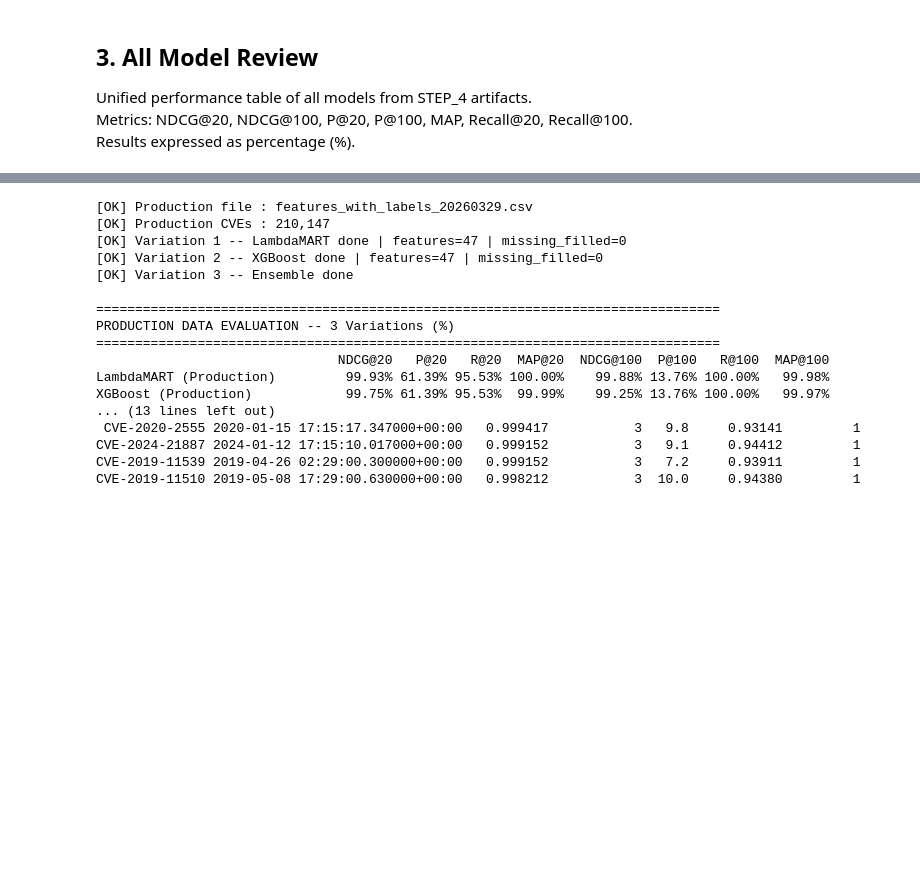
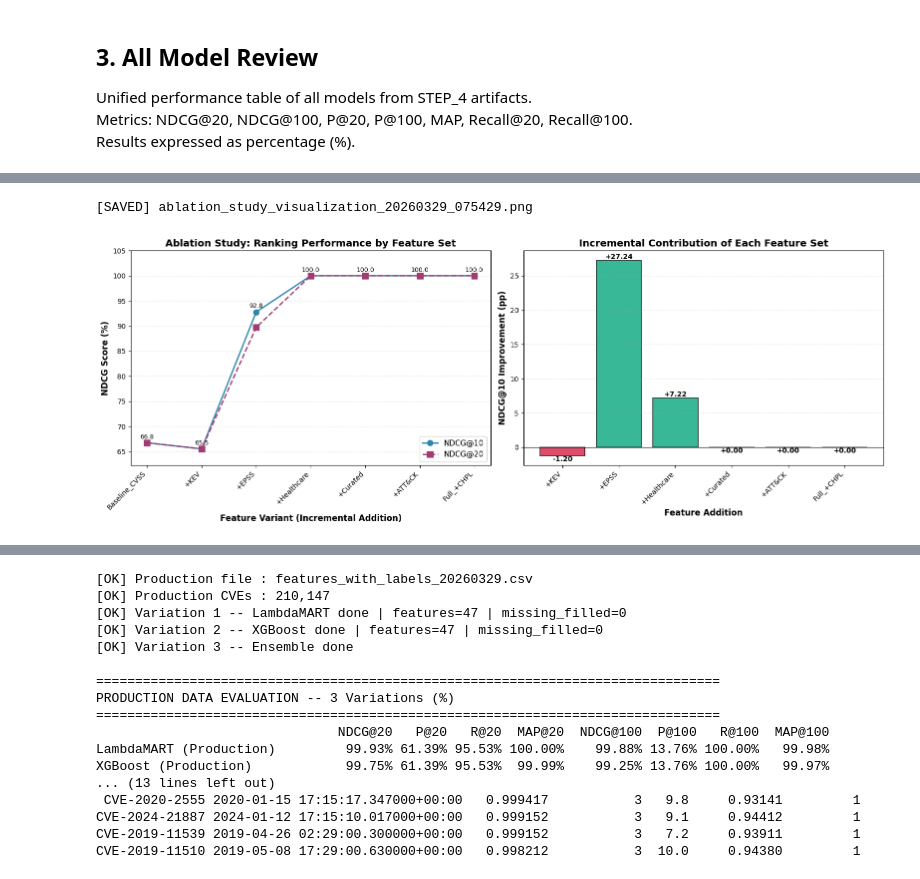
Before and after one commit to er-vinay-india/healthcare-vuln-prioritization-ltr, a Jupyter notebook: cti_recommender/notebooks/STEP_5_Model_Comparison_And_Evaluation.ipynb, the cells around one changed output, grey strips where cells are left out. Cells and saved outputs as stored; diff of their text form; code cells hidden in the pictures; blank space fills up the shorter version.

```diff
--- a/cti_recommender/notebooks/STEP_5_Model_Comparison_And_Evaluation.ipynb
+++ b/cti_recommender/notebooks/STEP_5_Model_Comparison_And_Evaluation.ipynb
@@ -163,0 +319,77 @@ Results expressed as percentage (%).
+# %%
+# Visualize ablation study results
+if ablation_csv.exists():
+    abl_df = pd.read_csv(ablation_csv)
+
+    # Create figure with two subplots
+    fig, (ax1, ax2) = plt.subplots(1, 2, figsize=(16, 6))
+
+    # Plot 1: NDCG progression
+    variants = abl_df['variant'].str.replace('V\\d+_', '', regex=True)
+    x_pos = np.arange(len(variants))
+
+    ax1.plot(x_pos, abl_df['ndcg_10'] * 100, 'o-', linewidth=2, markersize=8, color='#2E86AB', label='NDCG@10')
+    ax1.plot(x_pos, abl_df['ndcg_20'] * 100, 's--', linewidth=2, markersize=8, color='#A23B72', label='NDCG@20')
+    ax1.set_xticks(x_pos)
+    ax1.set_xticklabels(variants, rotation=45, ha='right')
+    ax1.set_xlabel('Feature Variant (Incremental Addition)', fontsize=12, fontweight='bold')
+    ax1.set_ylabel('NDCG Score (%)', fontsize=12, fontweight='bold')
+    ax1.set_title('Ablation Study: Ranking Performance by Feature Set', fontsize=14, fontweight='bold')
+    ax1.legend(loc='lower right', fontsize=11)
+    ax1.grid(axis='y', alpha=0.3, linestyle='--')
+    ax1.set_ylim([abl_df['ndcg_10'].min() * 95, abl_df['ndcg_10'].max() * 105])
+
+    # Add value labels on points
+    for i, (ndcg10, ndcg20) in enumerate(zip(abl_df['ndcg_10'] * 100, abl_df['ndcg_20'] * 100)):
+        ax1.text(i, ndcg10 + 0.5, f'{ndcg10:.1f}', ha='center', va='bottom', fontsize=9)
+
+    # Plot 2: Incremental gains (bar chart)
+    gains = []
+    labels = []
+    for i in range(1, len(abl_df)):
+        gain = (abl_df.iloc[i]['ndcg_10'] - abl_df.iloc[i-1]['ndcg_10']) * 100
+        gains.append(gain)
+        labels.append(variants[i])
+
+    colors = ['#06A77D' if g > 0 else '#D62246' for g in gains]
+    bars = ax2.bar(range(len(gains)), gains, color=colors, alpha=0.8, edgecolor='black', linewidth=1.2)
+    ax2.set_xticks(range(len(gains)))
+    ax2.set_xticklabels(labels, rotation=45, ha='right')
+    ax2.set_xlabel('Feature Addition', fontsize=12, fontweight='bold')
+    ax2.set_ylabel('NDCG@10 Improvement (pp)', fontsize=12, fontweight='bold')
+    ax2.set_title('Incremental Contribution of Each Feature Set', fontsize=14, fontweight='bold')
+    ax2.axhline(y=0, color='black', linestyle='-', linewidth=0.8)
+    ax2.grid(axis='y', alpha=0.3, linestyle='--')
+
+    # Add value labels on bars
+    for i, (bar, gain) in enumerate(zip(bars, gains)):
+        height = bar.get_height()
+        ax2.text(bar.get_x() + bar.get_width()/2., height,
+                f'{gain:+.2f}', ha='center', va='bottom' if height > 0 else 'top',
+                fontsize=10, fontweight='bold')
+
+    plt.tight_layout()
+
+    # Save plot
+    plot_path = OUT_DIR / f'ablation_study_visualization_{NOW}.png'
+    plt.savefig(plot_path, dpi=300, bbox_inches='tight')
+    print(f'[SAVED] {plot_path.name}')
+
+    plt.show()
+
+    print('\n' + '='*80)
+    print('THESIS-READY FINDINGS')
+    print('='*80)
+
+    # Find top 3 contributors
+    sorted_gains = sorted(zip(labels, gains), key=lambda x: x[1], reverse=True)
+    print("\nTop 3 feature additions by NDCG@10 improvement:")
+    for i, (label, gain) in enumerate(sorted_gains[:3], 1):
+        print(f"  {i}. {label}: +{gain:.2f} percentage points")
+
+    print('\n[OK] Ablation study complete - results ready for thesis Chapter 4 (Feature Engineering)')
+else:
+    print('[WARN] Run ablation study first')
+# %% [output]
+[SAVED] ablation_study_visualization_20260329_075429.png
+[figure, added]
```
Also changed, not shown: parts of 27 cells of this notebook.
